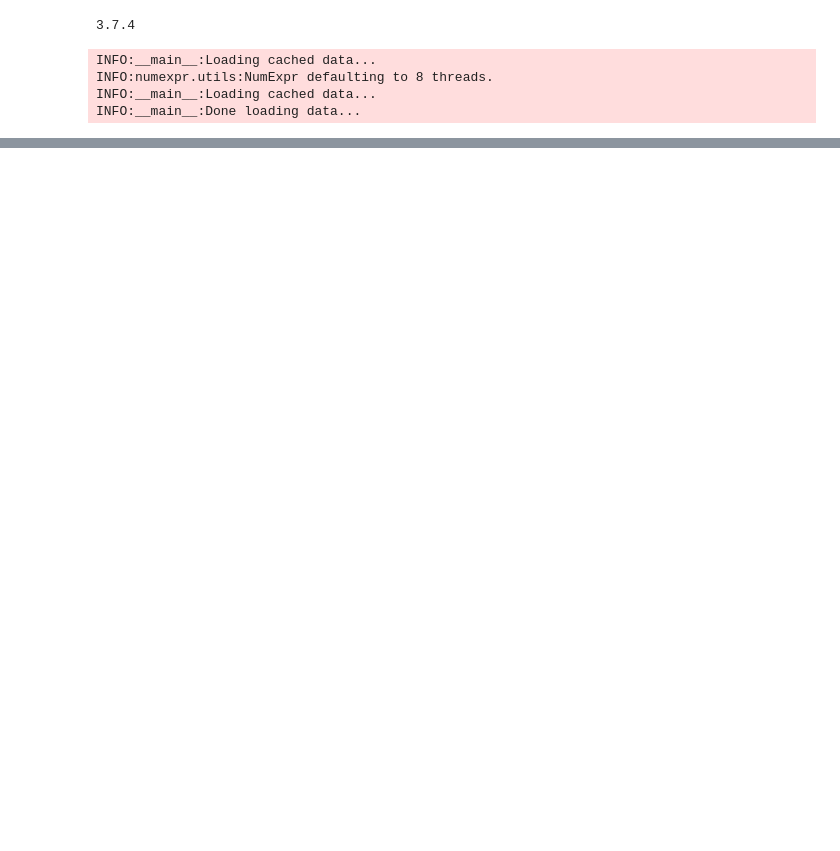
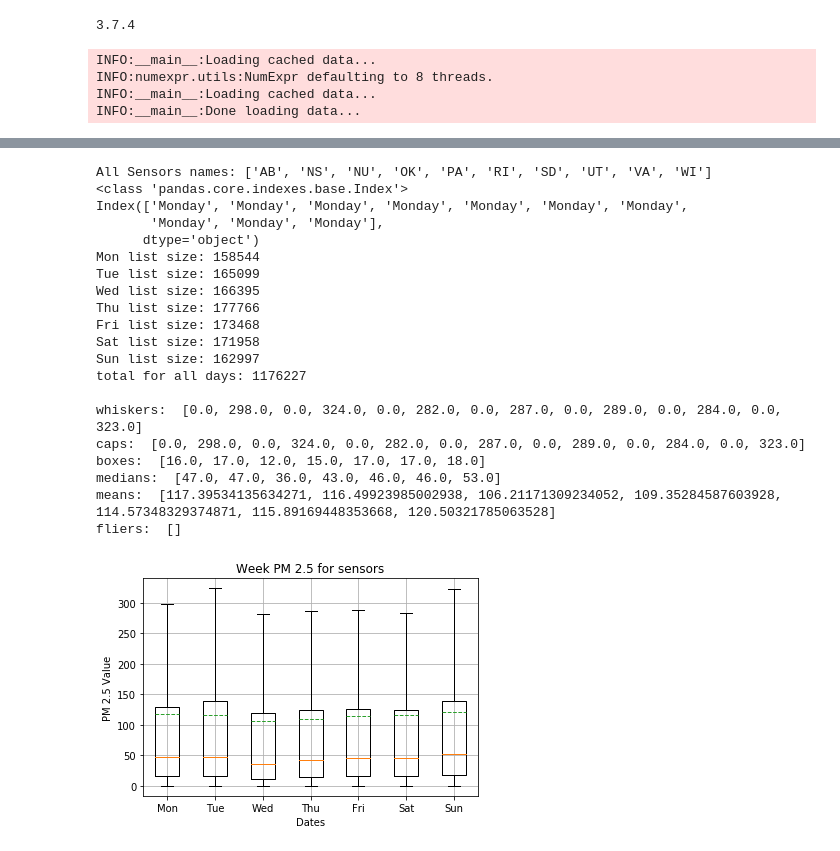
Before and after one commit to ylehilds/analyzing-mongolia-air-quality-daily-trend, a Jupyter notebook: unmodified/unmodified.ipynb, the cells around one changed output, grey strips where cells are left out. Cells and saved outputs as stored; diff of their text form; code cells hidden in the pictures; blank space fills up the shorter version.

```diff
--- a/unmodified/unmodified.ipynb
+++ b/unmodified/unmodified.ipynb
@@ -442,0 +211,65 @@ fliers:  []
+# %%
+labels = ['Mon', 'Tue', 'Wed', 'Thu', 'Fri', 'Sat', 'Sun']
+plt.xlabel('Dates')
+plt.ylabel('PM 2.5 Value')
+plt.title('Week PM 2.5 for sensors')
+plt.grid(True)
+
+all_sensors_names = []
+for name, sensor_data in unmodified_gers_data.groupby("name"):
+    all_sensors_names.append(name)
+print("All Sensors names:", all_sensors_names)
+
+day_names = unmodified_gers_data.index.day_name()
+print(type(day_names))
+print(day_names[:10])
+
+monday = unmodified_gers_data[(unmodified_gers_data.index.day_name() == 'Monday')]['pm2_5'].dropna()
+tuesday = unmodified_gers_data[unmodified_gers_data.index.day_name() == 'Tuesday']['pm2_5'].dropna()
+wednesday = unmodified_gers_data[unmodified_gers_data.index.day_name() == 'Wednesday']['pm2_5'].dropna()
+thursday = unmodified_gers_data[unmodified_gers_data.index.day_name() == 'Thursday']['pm2_5'].dropna()
+friday = unmodified_gers_data[unmodified_gers_data.index.day_name() == 'Friday']['pm2_5'].dropna()
+saturday = unmodified_gers_data[unmodified_gers_data.index.day_name() == 'Saturday']['pm2_5'].dropna()
+sunday = unmodified_gers_data[unmodified_gers_data.index.day_name() == 'Sunday']['pm2_5'].dropna()
+all_days = [monday, tuesday, wednesday, thursday, friday, saturday, sunday]
+
+results = plt.boxplot(all_days, showfliers=False, labels=labels, showmeans=True, meanline=True)
+
+i = 0
+cumulative = 0
+for day in all_days:
+    print('{} list size: {}'.format(labels[i], len(day)))
+    cumulative += len(day)
+    i+= 1
+print('total for all days: {}'.format(cumulative))
+print()
+
+# print(results)
+print('whiskers: ', [item.get_ydata()[1] for item in results['whiskers']])
+print('caps: ', [item.get_ydata()[1] for item in results['caps']])
+print('boxes: ', [item.get_ydata()[1] for item in results['boxes']])
+print('medians: ', [item.get_ydata()[1] for item in results['medians']])
+print('means: ', [item.get_ydata()[1] for item in results['means']])
+print('fliers: ', [item.get_ydata()[1] for item in results['fliers']])
+# %% [output]
+All Sensors names: ['AB', 'NS', 'NU', 'OK', 'PA', 'RI', 'SD', 'UT', 'VA', 'WI']
+<class 'pandas.core.indexes.base.Index'>
+Index(['Monday', 'Monday', 'Monday', 'Monday', 'Monday', 'Monday', 'Monday',
+       'Monday', 'Monday', 'Monday'],
+      dtype='object')
+Mon list size: 158544
+Tue list size: 165099
+Wed list size: 166395
+Thu list size: 177766
+Fri list size: 173468
+Sat list size: 171958
+Sun list size: 162997
+total for all days: 1176227
+
+whiskers:  [0.0, 298.0, 0.0, 324.0, 0.0, 282.0, 0.0, 287.0, 0.0, 289.0, 0.0, 284.0, 0.0, 323.0]
+caps:  [0.0, 298.0, 0.0, 324.0, 0.0, 282.0, 0.0, 287.0, 0.0, 289.0, 0.0, 284.0, 0.0, 323.0]
+boxes:  [16.0, 17.0, 12.0, 15.0, 17.0, 17.0, 18.0]
+medians:  [47.0, 47.0, 36.0, 43.0, 46.0, 46.0, 53.0]
+means:  [117.39534135634271, 116.49923985002938, 106.21171309234052, 109.35284587603928, 114.57348329374871, 115.89169448353668, 120.50321785063528]
+fliers:  []
+[figure, added]
```
Also changed, not shown: parts of 5 cells of this notebook, 1 other file.
